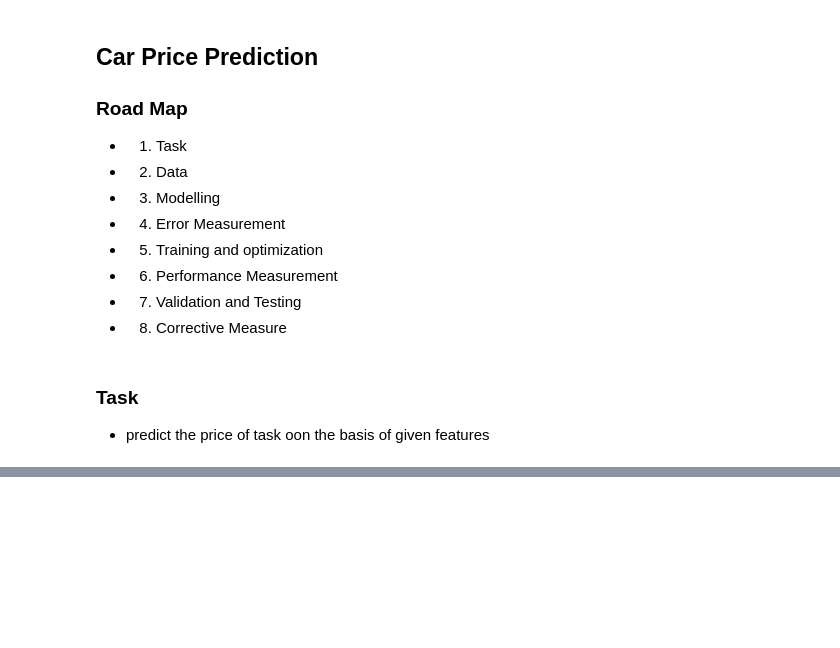
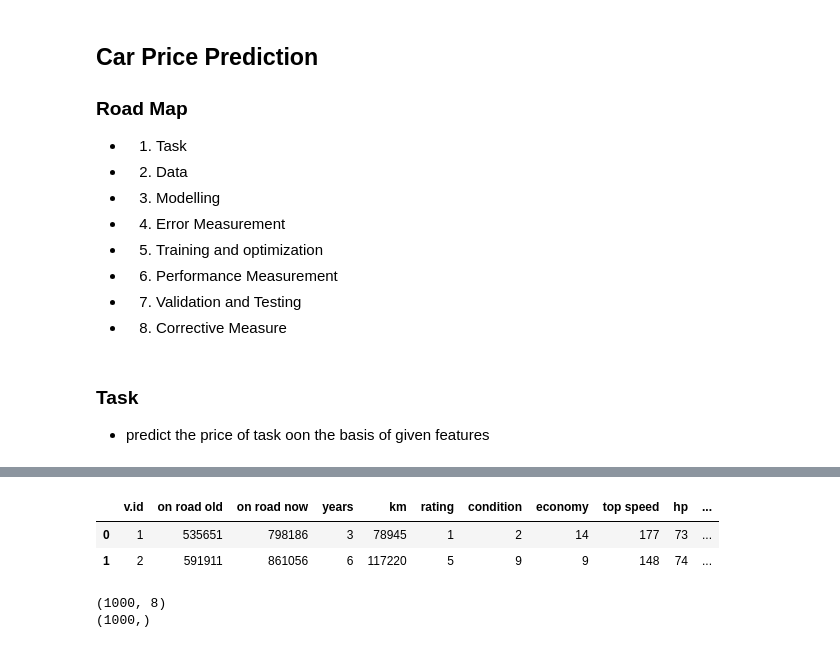
Before and after one commit to WajahatAliBasharat073/DailyTensorFlowVision, a Jupyter notebook: Projects/CarPricePrediction/CPP.ipynb, the cells around one changed output, grey strips where cells are left out. Saved outputs shown, nothing was run; the diff lists cells and outputs as text; code cells hidden in the pictures; blank space fills up the shorter version.

```diff
--- a/Projects/CarPricePrediction/CPP.ipynb
+++ b/Projects/CarPricePrediction/CPP.ipynb
@@ -42,0 +99,6 @@ df.head
+# %%
+df.head(2)
+# %% [output]
+|  | v.id | on road old | on road now | years | km | rating | condition | economy | top speed | hp | ... |
+| 0 | 1 | 535651 | 798186 | 3 | 78945 | 1 | 2 | 14 | 177 | 73 | ... |
+| 1 | 2 | 591911 | 861056 | 6 | 117220 | 5 | 9 | 9 | 148 | 74 | ... |
@@ -42,0 +108,6 @@ df.head
+# %%
+print(X.shape)
+print(Y.shape)
+# %% [output]
+(1000, 8)
+(1000,)
```
Also changed, not shown: parts of 19 cells of this notebook.
